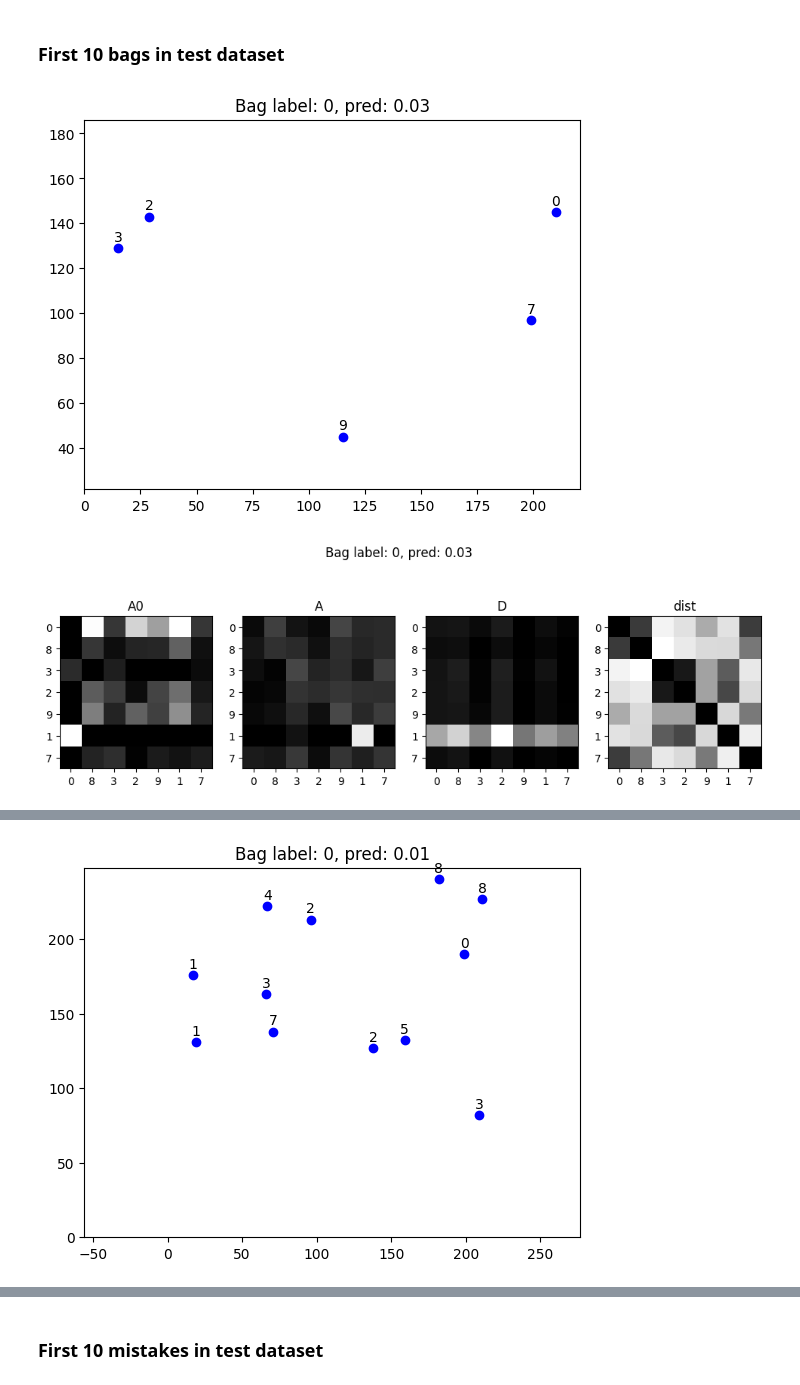
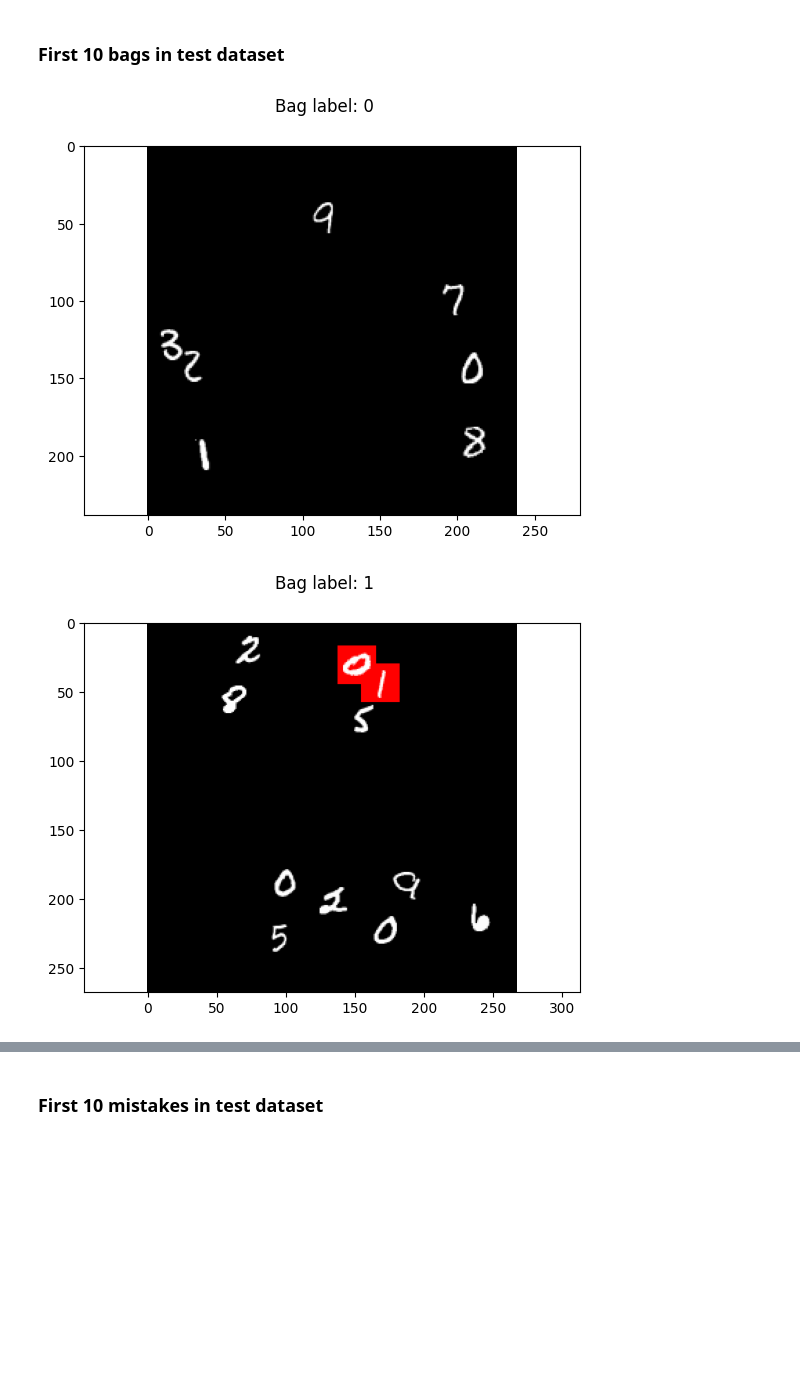
Before and after one commit to georg-wolflein/das-mil, a Jupyter notebook: train_mnist.ipynb, the cells around one changed output, grey strips where cells are left out. Drawn from its saved outputs; the diff is of its cells as text; code cells hidden in the pictures; blank space fills up the shorter version.

Commit message:
Get distance aware attention to work on mnist collage

```diff
--- a/train_mnist.ipynb
+++ b/train_mnist.ipynb
@@ -50,8 +50,8 @@ Try changing `DATASET`, `TARGET_NUMBERS` and `MODELS` below and rerunning the no
 # %%
 # DATASET = OneHotMNISTBags
 # DATASET = MNISTBags
-DATASET = OneHotMNISTCollage
-# DATASET = MNISTCollage
+# DATASET = OneHotMNISTCollage
+DATASET = MNISTCollage
 
 # TARGET_NUMBERS = (0)
 TARGET_NUMBERS = (0, 1)
@@ -60,7 +60,7 @@ TARGET_NUMBERS = (0, 1)
 # MODEL = "max_pool"
 # MODEL = "weighted_average_attention"
 # MODEL = "self_attention_mean_pool"
-MODEL = "self_attention_max_pool"
+# MODEL = "self_attention_max_pool"
 MODEL = "distance_aware_attention_max_pool"
 # MODEL = "set_transformer"
 # MODEL = "induced_set_transformer"
@@ -79,7 +79,7 @@ if DATASET.__name__.startswith("OneHot"):
     FEATURE_SIZE = NUM_DIGITS # must be NUM_DIGITS due to one-hot encoding
     HIDDEN_DIM = 10
 else:
-    FEATURE_SIZE = 64
+    FEATURE_SIZE = 32
     HIDDEN_DIM = 10
 # %%
 def make_data_loader(train: bool = True):
@@ -92,7 +92,7 @@ def make_data_loader(train: bool = True):
                  num_digits=NUM_DIGITS, # sample from all 10 MNIST digits
                  mean_bag_size=10, # mean bag length
                  var_bag_size=2, # variance of bag length
-                 num_bags=250 if train else 100, # number of bags
+                 num_bags=300 if train else 100, # number of bags
                  seed=1,
                  train=train,
                  **extra_kwargs)
@@ -123,7 +123,7 @@ class CNNFeatureExtractor(nn.Module):
             nn.ReLU(),
             nn.MaxPool2d(2, stride=2),
             nn.Flatten(-3, -1),
-            nn.Dropout(.2),
+            nn.Dropout(.5),
             nn.Linear(20 * 4 * 4, feature_size),
             nn.ReLU()
         )
@@ -242,6 +242,7 @@ class DistanceAwareAttentionHead(nn.Module):
         A = A / L**.5
         self.A0 = A
 
+        # Combine with distance-aware attention scores
         A = A - self.dist_tradeoff * dist * D
 
         # Softmax over N
@@ -250,6 +251,7 @@ class DistanceAwareAttentionHead(nn.Module):
         # Retain attention weights for visualization
         self.A = A
 
+        # Apply dropout
         A = self.dropout(A)
 
         # Apply attention weights to values
@@ -544,32 +544,34 @@ def visualize_prediction(bag, y_pred):
             plot_bag(bag, y_pred=y_pred)
     elif DATASET == OneHotMNISTCollage:
         plt.figure()
         plot_one_hot_collage(bag, y_pred=y_pred)
         plt.title(f"Bag label: {y.item():.0f}, pred: {y_pred.item():.2f}")
         if isinstance(attention_layer, DistanceAwareAttentionHead):
             plt.figure(figsize=(12, 4))
             plt.suptitle(f"Bag label: {y.item():.0f}, pred: {y_pred.item():.2f}")
             plt.subplot(141)
             plt.title("A0")
             plot_attention_head(bag, attention_layer.A0)
             plt.subplot(142)
             plt.title("A")
             plot_attention_head(bag, attention_layer.A)
             plt.subplot(143)
             plt.title("D")
             plot_attention_head(bag, attention_layer.D, limit_range=False)
             plt.subplot(144)
             plt.title("dist")
             plot_attention_head(bag, attention_layer.dist, limit_range=False)
+    elif DATASET == MNISTCollage:
+        plot_bag(bag, y_pred=y_pred)
 
 # Visualize first 10 bags
 model.eval()
 with torch.no_grad():
     for bag in itertools.islice(test_loader, 10):
         bag = device(bag)
         y = bag.bag_label.float()
         y_pred = model(bag).squeeze(0)
         visualize_prediction(bag, y_pred)
 # %% [output]
-[figure, old version]
+[figure, new version]
-[figure, old version]
+[figure, new version]
@@ -584 +585,0 @@ with torch.no_grad():
-[figure, removed]
```
Also changed, not shown: parts of 4 cells of this notebook, 1 other file.
